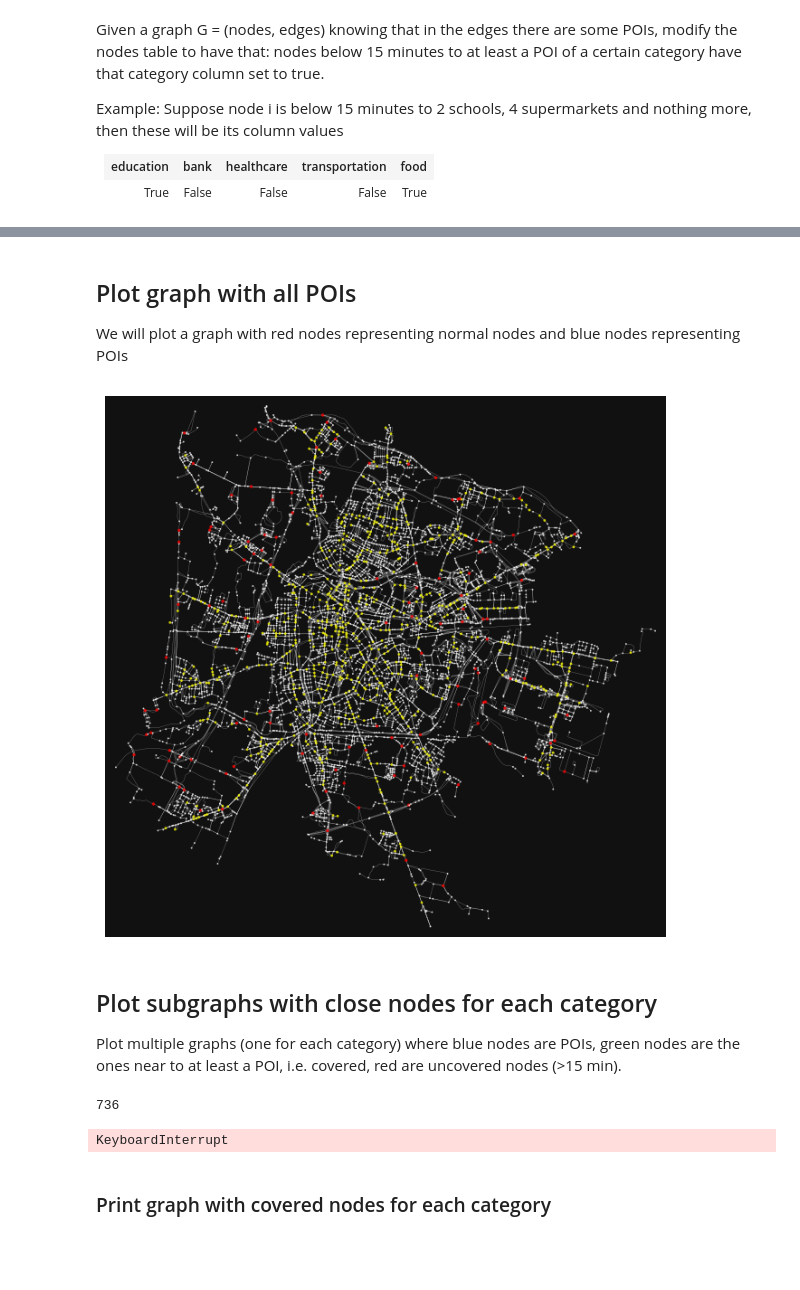
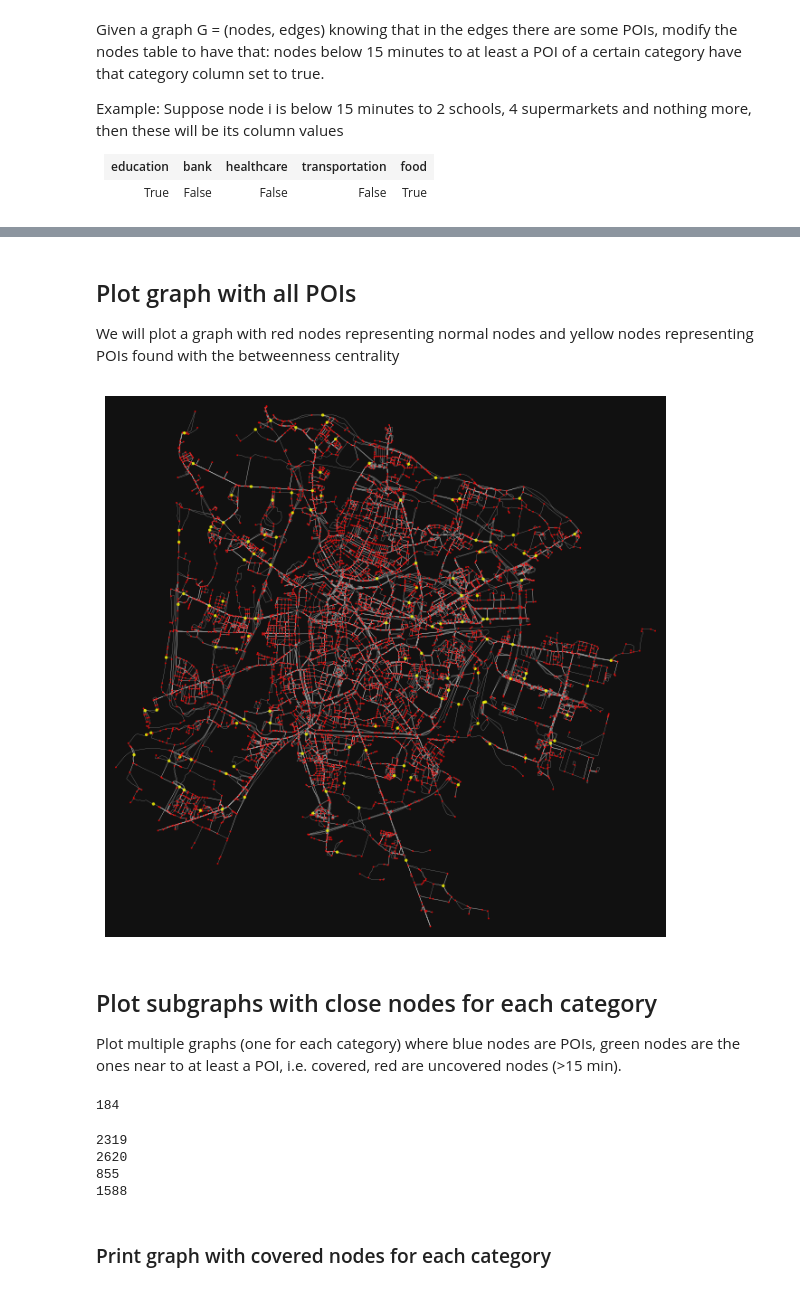
Before and after one commit to danielcharles0/LFN2324, a Jupyter notebook: CoverageBetweenness.ipynb, the cells around one changed output, grey strips where cells are left out. Saved outputs shown, nothing was run; the diff lists cells and outputs as text; code cells hidden in the pictures; blank space fills up the shorter version.

```diff
--- a/CoverageBetweenness.ipynb
+++ b/CoverageBetweenness.ipynb
@@ -71,67 +45,64 @@ nodes.head()
 # %% [markdown]
 <h2>Plot graph with all POIs</h2>
-<p>We will plot a graph with red nodes representing normal nodes and blue nodes representing POIs</p>
+<p>We will plot a graph with red nodes representing normal nodes and yellow nodes representing POIs found with the betweenness centrality</p>
 # %%
-## color the nodes: red - normal; yellow - POIs
+## color the nodes: red - normal; yellow - new POIs
 node_colors = {}
 node_sizes = {}
 for node, data in G.nodes(data=True):
-    node_id = node
-    poi = data.get("POI", None)
     poi_bc = data.get("bc", False)
-    if poi in constants.CATEGORIES:
-        node_colors[node_id] = "yellow"
-        node_sizes[node_id] = 4
-    elif poi_bc:
-        node_colors[node_id] = "red"
-        node_sizes[node_id] = 6
+    if poi_bc:
+        node_colors[node] = "yellow"
+        node_sizes[node] = 6
     else:
-        node_colors[node_id] = "white"
-        node_sizes[node_id] = 1.8
+        node_colors[node] = "red"
+        node_sizes[node] = 1.8
 
 
 nc = [node_colors[node] if node in node_colors else "none" for node in G.nodes()]
 ns = [node_sizes[node] if node in node_sizes else "none" for node in G.nodes()]
 
 fig, ax = ox.plot_graph(
     G,
     node_color=nc,
     node_size=ns,
     node_alpha=0.8,
     edge_linewidth=0.2,
     edge_color="#999999",
 )
 # %% [output]
-[figure, old version]
+[figure, new version]
 # %% [markdown]
 <h2>Plot subgraphs with close nodes for each category</h2>
 <p>Plot multiple graphs (one for each category) where blue nodes are POIs, green nodes are the ones near to at least a POI, i.e. covered, red are uncovered nodes (>15 min).</p>
 # %%
 #Create a list of POIs for each category of the new nodes
-poi_nodes = dict.fromkeys(constants.CATEGORIES, [])
+poi_nodes = {k: [] for k in constants.CATEGORIES}
 
 for node, data in G.nodes(data=True):
     for category in constants.CATEGORIES:
-        bc = data.get(f"bc_{category}", False)
-        if bc:
-            poi_nodes[category].append(node_id)
+        s = f"bc_{category}"
+        if data[s] == True:
+            poi_nodes[category].append(node)
+
 print(sum(len(lst) for lst in poi_nodes.values()))
 # %% [output]
-736
+184
 # %%
 #Compute a subgraph of covered nodes for each category
 trip_time = 15
-subgraph_nodes = {}
+subgraph_nodes = {k: [] for k in constants.CATEGORIES}
 for category in constants.CATEGORIES:
-    subgraph_nodes[category] = []
     for poi_id in poi_nodes[category]:
         subgraph = nx.ego_graph(G, poi_id, radius=trip_time, distance="time", undirected=True)
-        for n in subgraph.nodes():
-            subgraph_nodes[category].append(n)
+        subgraph_nodes[category].extend(subgraph)
 
 for c in constants.CATEGORIES:
     print(len(subgraph_nodes[c])) #subgraph_nodes contains duplicate nodes (that's why nombers are high)
 # %% [output]
-KeyboardInterrupt
+2319
+2620
+855
+1588
 # %%
 #Update nodes table with coverage results
```
Also changed, not shown: parts of 11 cells of this notebook, 8 other files.
